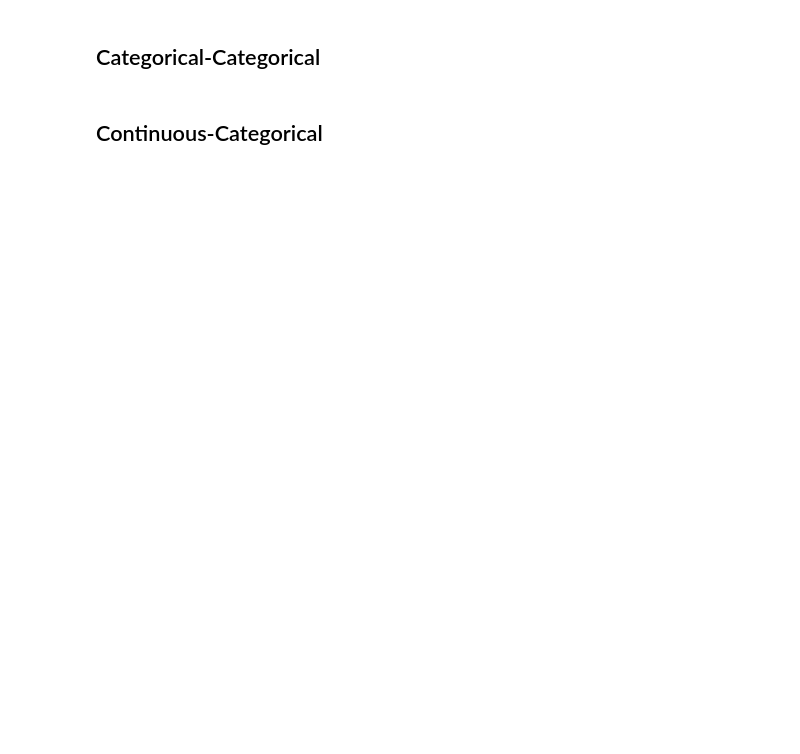
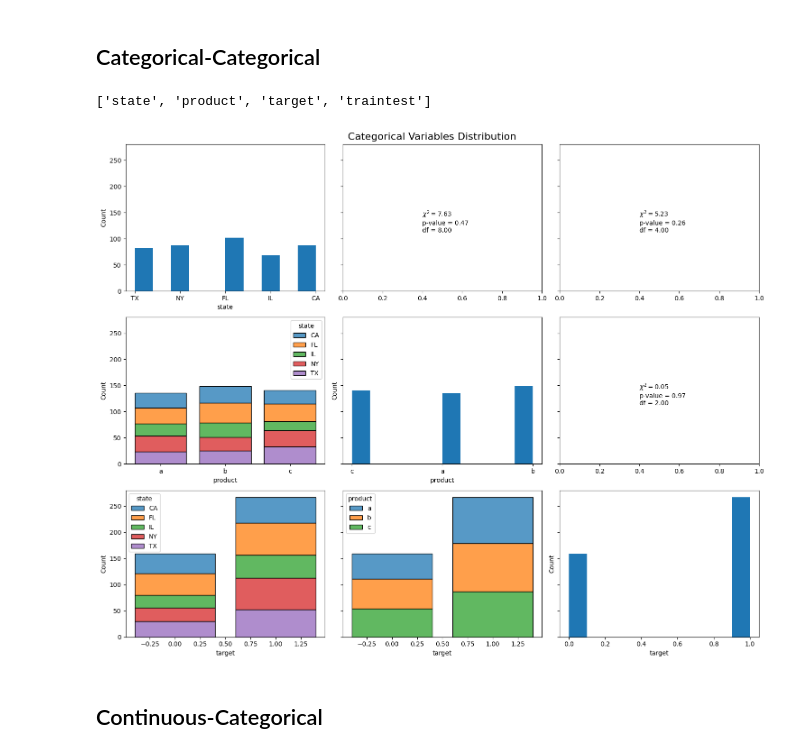
Before and after one commit to chaudharyvimal/introduction_to_ml_with_python-main, a Jupyter notebook: ML-Classification.ipynb, the cells around one changed output. Drawn from its saved outputs; the diff is of its cells as text; code cells hidden in the pictures; blank space fills up the shorter version.

```diff
--- a/ML-Classification.ipynb
+++ b/ML-Classification.ipynb
@@ -95,40 +131,47 @@ g.fig.suptitle('Pairplot with Correlation in Upper Triangle', fontsize=16, y=1.0
 # %% [markdown]
 ## Categorical-Categorical
+# %%
+dfcat
+# %% [output]
+['state', 'product', 'target', 'traintest']
 # %%
 dfcat = dftrain.select_dtypes(include=['object', 'category']).columns.tolist()
+dfcat = ['state', 'product', 'target']
 
 #dfcat = dfsummary[dfsummary['DataType'].isin(['category'])]
 
 fig, axs = plt.subplots(nrows=len(dfcat),ncols = len(dfcat), figsize=(5*len(dfcat),4*len(dfcat)),sharey=True)
 for i, col in enumerate(dfcat):
     for j in range(len(dfcat)):
         if i==j:
             axs[i,j].hist(data=dftrain[dfcat], x=col)
             # sns.histplot(data=df, x=col, multiple='stack', stat='proportion')
             axs[i,j].set_xlabel(col)
             axs[i,j].set_ylabel('Count')
         elif i>j:
             # axs[i,j].hist(data=df[dfcat], x=col, stacked=True)
             sns.histplot(
                 data=dftrain,
                 x=col,
                 hue=dfcat[j],            # stack by this categorical column
                 multiple="stack",
                 stat="count",
                 shrink=0.8,
                 ax=axs[i, j]
             )
             axs[i,j].set_xlabel(col)
             axs[i,j].set_ylabel('Count')
         elif i<j:
             contingency_table = pd.crosstab(dfraw[col], dfraw[dfcat[j]])
             chi2, p, dof, expected = chi2_contingency(contingency_table)
             axs[i,j].text(.4,.4,f"$\chi^2 = {chi2:.2f}$" + "\n" f"p-value = {p:.2f}" + "\n" f"df = {dof:.2f}",
             transform=axs[i,j].transAxes)
 
 
 fig.suptitle('Categorical Variables Distribution', fontsize=16)
 plt.tight_layout()
+# %% [output]
+[figure, added]
 # %% [markdown]
 ## Continuous-Categorical
 # %%
```
Also changed, not shown: parts of 5 cells of this notebook.
